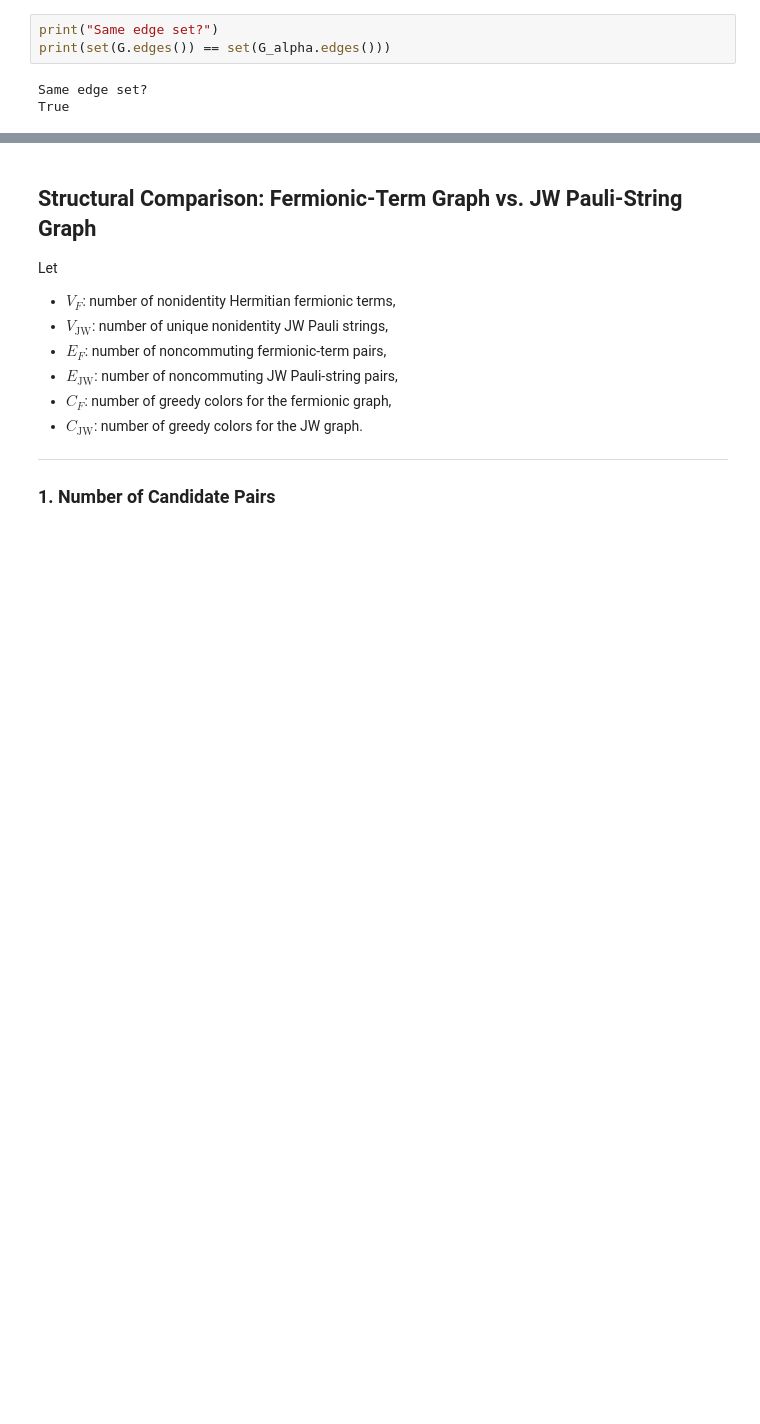
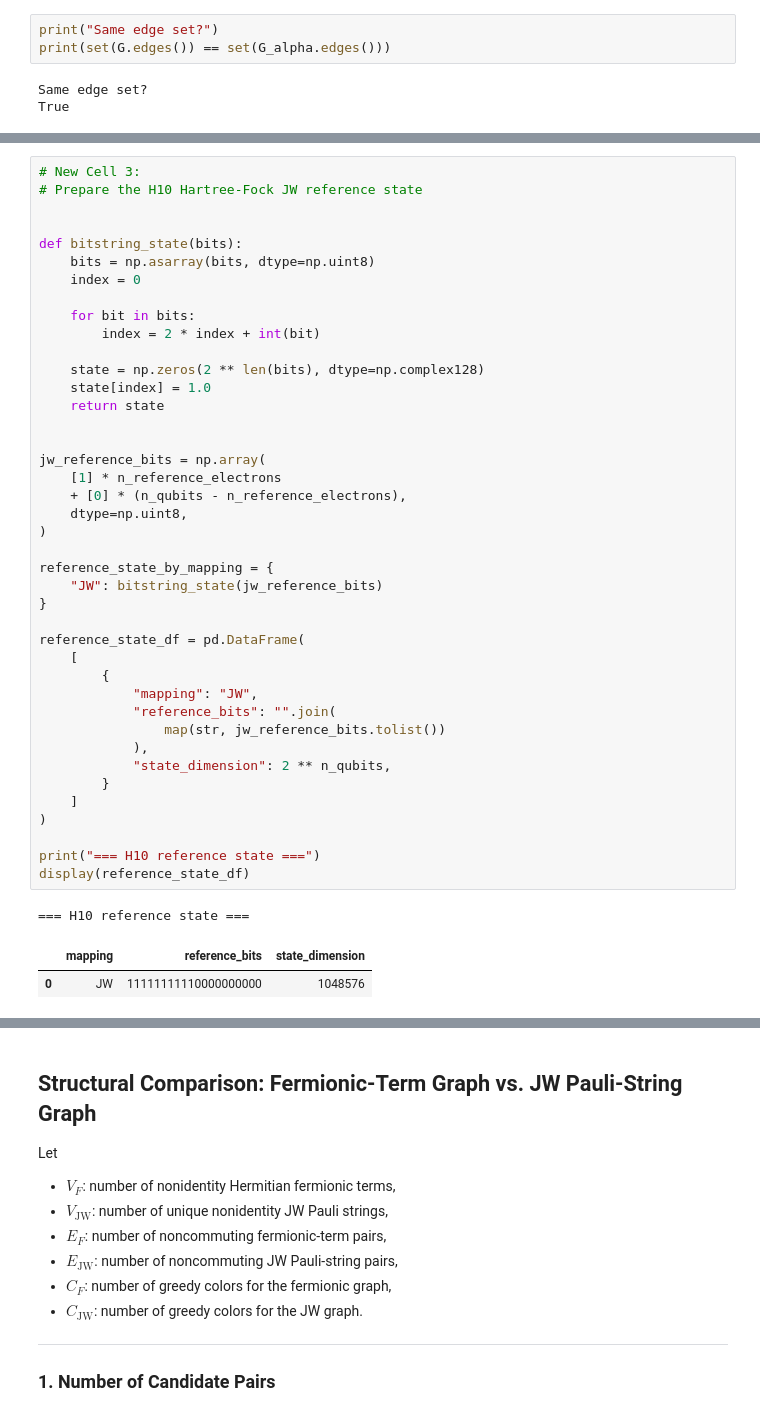
Before and after one commit to lanl/qhat, a Jupyter notebook: h10_fermionic.ipynb, the cells around one changed output, grey strips where cells are left out. Cells and saved outputs as stored; diff of their text form; blank space fills up the shorter version.

```diff
--- a/h10_fermionic.ipynb
+++ b/h10_fermionic.ipynb
@@ -2608,0 +2228,45 @@ Experiment 4/4: BK, color-block order
+# %%
+# New Cell 3:
+# Prepare the H10 Hartree-Fock JW reference state
+
+
+def bitstring_state(bits):
+    bits = np.asarray(bits, dtype=np.uint8)
+    index = 0
+
+    for bit in bits:
+        index = 2 * index + int(bit)
+
+    state = np.zeros(2 ** len(bits), dtype=np.complex128)
+    state[index] = 1.0
+    return state
+
+
+jw_reference_bits = np.array(
+    [1] * n_reference_electrons
+    + [0] * (n_qubits - n_reference_electrons),
+    dtype=np.uint8,
+)
+
+reference_state_by_mapping = {
+    "JW": bitstring_state(jw_reference_bits)
+}
+
+reference_state_df = pd.DataFrame(
+    [
+        {
+            "mapping": "JW",
+            "reference_bits": "".join(
+                map(str, jw_reference_bits.tolist())
+            ),
+            "state_dimension": 2 ** n_qubits,
+        }
+    ]
+)
+
+print("=== H10 reference state ===")
+display(reference_state_df)
+# %% [output]
+=== H10 reference state ===
+|  | mapping | reference_bits | state_dimension |
+| 0 | JW | 11111111110000000000 | 1048576 |
```
Also changed, not shown: parts of 16 cells of this notebook.
